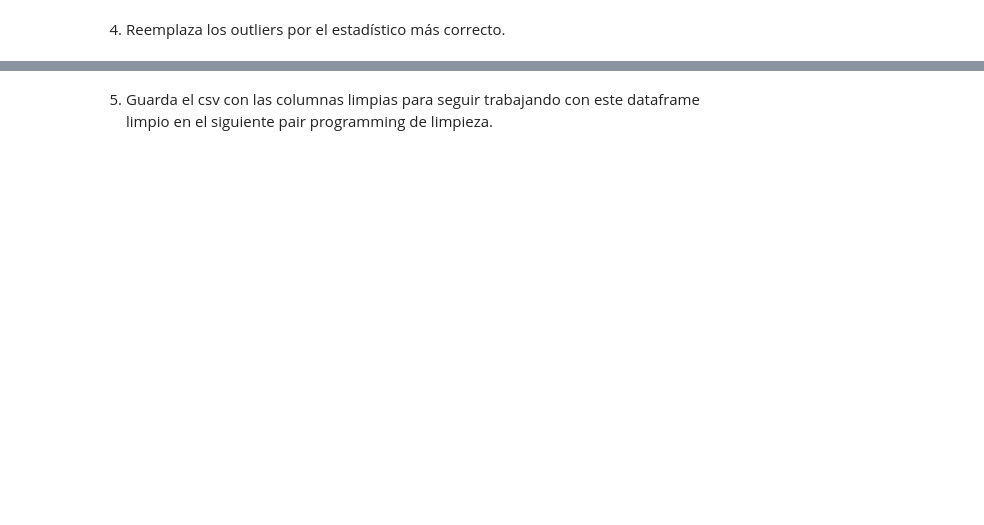
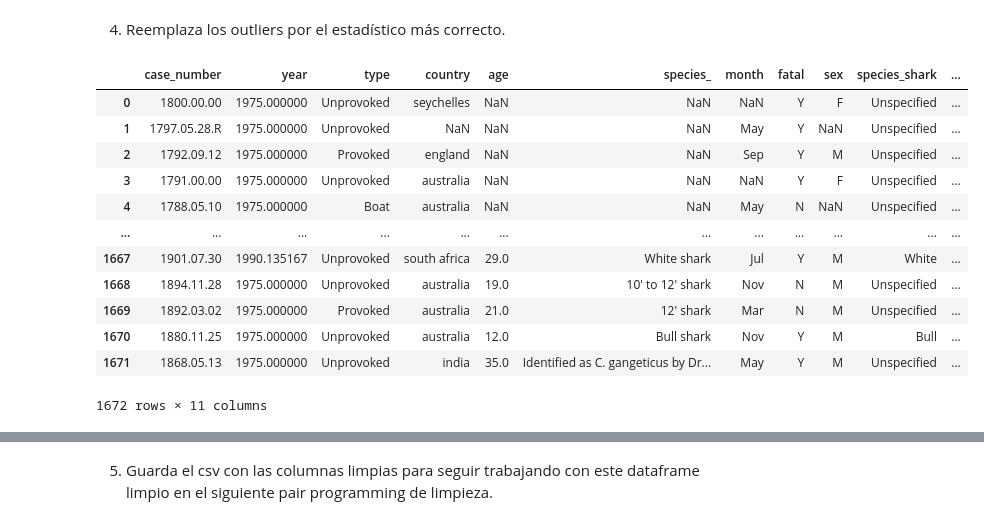
Before and after one commit to Jumblan/DA_promoC_modulo2_sprint3_JudithLola, a Jupyter notebook: limpieza/pair-prog-limpiezaIII.ipynb, the cells around one changed output, grey strips where cells are left out. Saved outputs shown, nothing was run; the diff lists cells and outputs as text; code cells hidden in the pictures; blank space fills up the shorter version.

```diff
--- a/limpieza/pair-prog-limpiezaIII.ipynb
+++ b/limpieza/pair-prog-limpiezaIII.ipynb
@@ -84,3 +173,5 @@ def detectar_outliers(lista_columnas, df):
+# %%
+numericas.drop(['age'], axis=1, inplace=True)
 # %%
 numericas.columns
 # %% [output]
@@ -95,2 +186,25 @@ print(ind)
 # %% [markdown]
 4. Reemplaza los outliers por el estadístico más correcto.
+# %%
+def reemplazar_outliers (ind, df):
+    for k, v in ind.items():# calculamos la media para cada una de las columnas que tenemos en nuestro diccionario
+        media = df[k].mean() # calculamos la media para cada una de las columnas que tenemos en nuestro diccionario
+    for i in v: # iteremos por la lista de valores para cada columna
+        df.loc[i,k] = media
+    return df
+# %%
+reemplazar_outliers(ind,df)
+# %% [output]
+|  | case_number | year | type | country | age | species_ | month | fatal | sex | species_shark | ... |
+| 0 | 1800.00.00 | 1975.000000 | Unprovoked | seychelles | NaN | NaN | NaN | Y | F | Unspecified | ... |
+| 1 | 1797.05.28.R | 1975.000000 | Unprovoked | NaN | NaN | NaN | May | Y | NaN | Unspecified | ... |
+| 2 | 1792.09.12 | 1975.000000 | Provoked | england | NaN | NaN | Sep | Y | M | Unspecified | ... |
+| 3 | 1791.00.00 | 1975.000000 | Unprovoked | australia | NaN | NaN | NaN | Y | F | Unspecified | ... |
+| 4 | 1788.05.10 | 1975.000000 | Boat | australia | NaN | NaN | May | N | NaN | Unspecified | ... |
+| ... | ... | ... | ... | ... | ... | ... | ... | ... | ... | ... | ... |
+| 1667 | 1901.07.30 | 1990.135167 | Unprovoked | south africa | 29.0 | White shark | Jul | Y | M | White | ... |
+| 1668 | 1894.11.28 | 1975.000000 | Unprovoked | australia | 19.0 | 10' to 12' shark | Nov | N | M | Unspecified | ... |
+| 1669 | 1892.03.02 | 1975.000000 | Provoked | australia | 21.0 | 12' shark | Mar | N | M | Unspecified | ... |
+| 1670 | 1880.11.25 | 1975.000000 | Unprovoked | australia | 12.0 | Bull shark | Nov | Y | M | Bull | ... |
+| 1671 | 1868.05.13 | 1975.000000 | Unprovoked | india | 35.0 | Identified as C. gangeticus by Dr... | May | Y | M | Unspecified | ... |
+1672 rows × 11 columns
```
Also changed, not shown: parts of 19 cells of this notebook, 5 other files.
